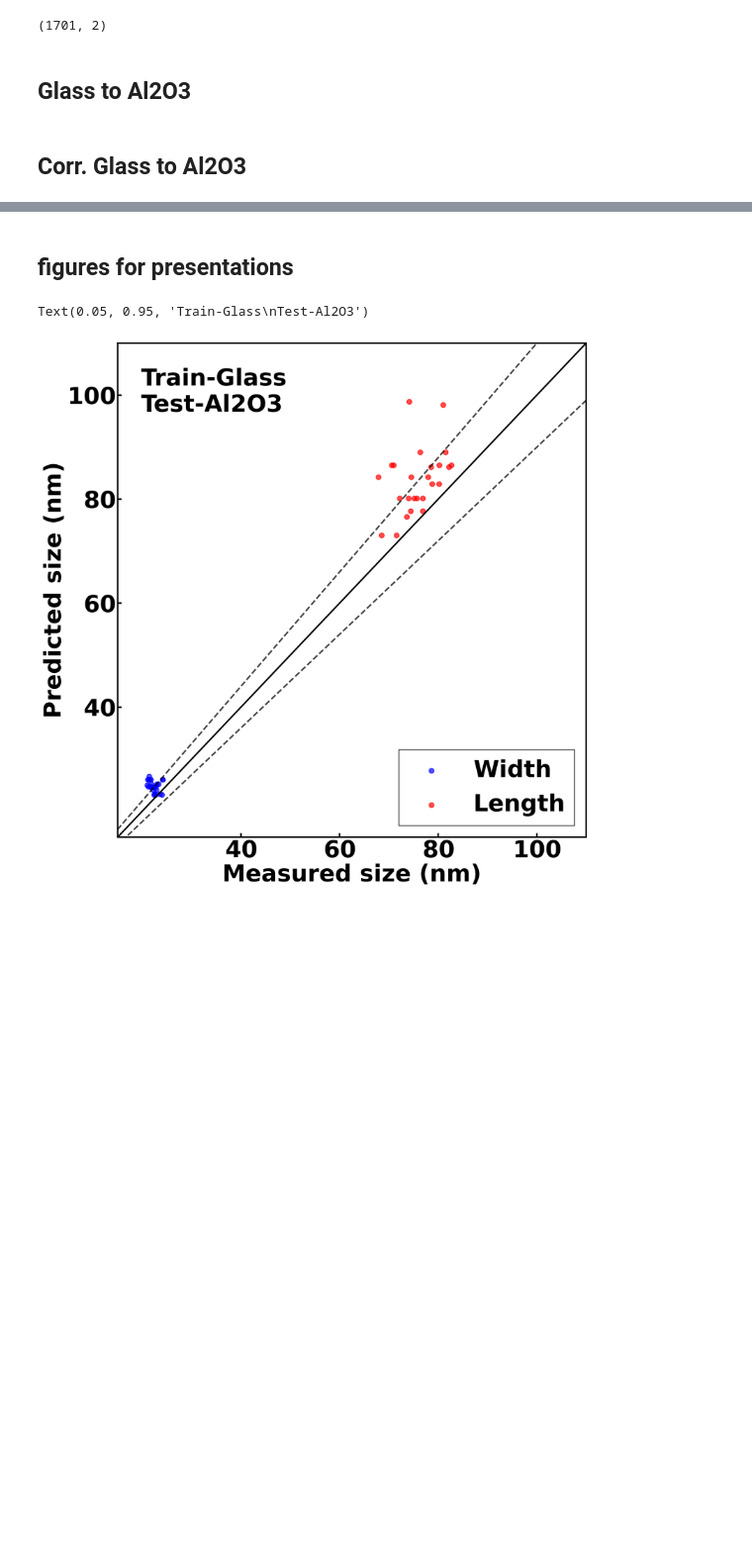
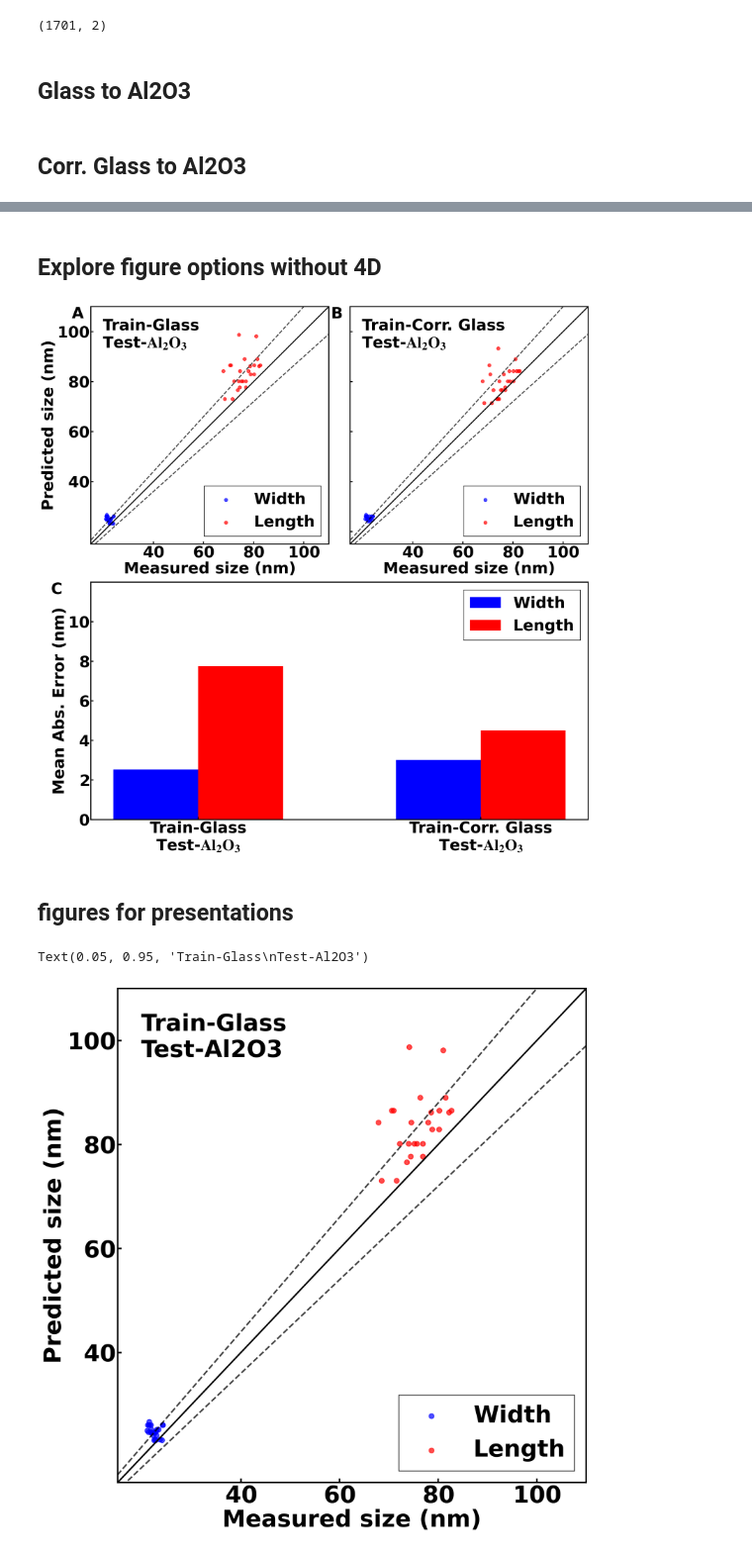
Before and after one commit to SWAN88/AuNR_DA, a Jupyter notebook: 092024_figure4.ipynb, the cells around one changed output, grey strips where cells are left out. Shown at 99% size. Cells and saved outputs as stored; diff of their text form; code cells hidden in the pictures; blank space fills up the shorter version.

```diff
--- a/092024_figure4.ipynb
+++ b/092024_figure4.ipynb
@@ -274,4 +274,74 @@ print(f'{maew2} x {mael2}')
 3.0099430857142853 x 4.513240393650797
+# %% [markdown]
+## Explore figure options without 4D
+# %%
+fig = plt.figure(figsize=(15, 15), dpi=300)
+grid = fig.add_gridspec(2, 2, height_ratios=[1, 1], width_ratios=[1, 1])
+
+# First subplot (A)
+axA = fig.add_subplot(grid[0, 0])
+axA.scatter(yw_al2o3, yw_pred1, s=40, c='b', alpha=.7, label=f'Width')
+axA.scatter(yl_al2o3, yl_pred1, s=40, c='r', alpha=.7, label=f'Length')
+
+x = np.arange(-1, 181)
+axA.plot(x, x, c='k', lw=2)
+axA.plot(x, 1.1*x, c='k', linestyle='--', lw=2, alpha=0.75)
+axA.plot(x, 0.9*x, c='k', linestyle='--', lw=2, alpha=0.75)
+
+axA.set_xticks([40, 60, 80, 100])
+axA.set_yticks([40, 60, 80, 100])
+axA.tick_params(axis='both', labelsize=30, pad=3)
+axA.set_xlabel('Measured size (nm)', fontsize=30)
+axA.set_ylabel('Predicted size (nm)', fontsize=30)
+axA.set_xlim(15, 110)
+axA.set_ylim(15, 110)
+axA.legend(loc='lower right', fontsize=30)
+axA.text(-0.08, 1, 'A', ha='left', va='top', transform=axA.transAxes, fontsize=30)
+axA.text(0.05, 0.95, 'Train-Glass\nTest-$\\mathrm{{Al_2O_3}}$', ha='left', va='top', transform=axA.transAxes, fontsize=30)
+
+# Second subplot (B)
+axB = fig.add_subplot(grid[0, 1])
+axB.scatter(yw_al2o3, yw_pred2, s=40, c='b', alpha=.7, label=f'Width')
+axB.scatter(yl_al2o3, yl_pred2, s=40, c='r', alpha=.7, label=f'Length')
+axB.plot(x, x, c='k', lw=2)
+axB.plot(x, 1.1*x, c='k', linestyle='--', lw=2, alpha=0.75)
+axB.plot(x, 0.9*x, c='k', linestyle='--', lw=2, alpha=0.75)
+
+axB.set_xticks([40, 60, 80, 100])
+axB.tick_params(labelleft=False)
+axB.tick_params(axis='both', labelsize=30, pad=3)
+axB.set_xlabel('Measured size (nm)', fontsize=30)
+axB.set_xlim(15, 110)
+axB.set_ylim(15, 110)
+axB.legend(loc='lower right', fontsize=30)
+axB.text(-0.08, 1, 'B', ha='left', va='top', transform=axB.transAxes, fontsize=30)
+axB.text(0.05, 0.95, 'Train-Corr. Glass\nTest-$\\mathrm{{Al_2O_3}}$', ha='left', va='top', transform=axB.transAxes, fontsize=30)
+
+# Third subplot (C)
+axC = fig.add_subplot(grid[1, :])
+Width_MAE = (maew1, maew2)
+Length_MAE = (mael1, mael2)
+
+n_groups = 2
+index = np.arange(n_groups)
+bar_width = 0.3
+opacity = 1.0
+
+axC.bar(index - bar_width / 2, Width_MAE, bar_width, alpha=opacity, color='b', label='Width', align='center')
+axC.bar(index + bar_width / 2, Length_MAE, bar_width, alpha=opacity, color='r', label='Length', align='center')
+
+axC.set_xticks(index, ('Train-Glass\nTest-$\\mathrm{{Al_2O_3}}$', 'Train-Corr. Glass\nTest-$\\mathrm{{Al_2O_3}}$'), fontsize=30)
+axC.tick_params(axis='both', labelsize=30, pad=3)
+axC.set_ylabel('Mean Abs. Error (nm)', fontsize=30)
+axC.set_ylim(0, 12)
+axC.set_yticks([0, 2, 4, 6, 8, 10])
+axC.legend(fontsize=30)
+axC.text(-0.08, 1, 'C', ha='left', va='top', transform=axC.transAxes, fontsize=30)
+
+plt.tight_layout()
+# plt.savefig('AuNRs_DA_figure4.png', dpi=300)
+# %% [output]
+[figure, added]
 # %% [markdown]
 ## figures for presentations
 # %%
```
Also changed, not shown: parts of 2 cells of this notebook, 7 other files.
